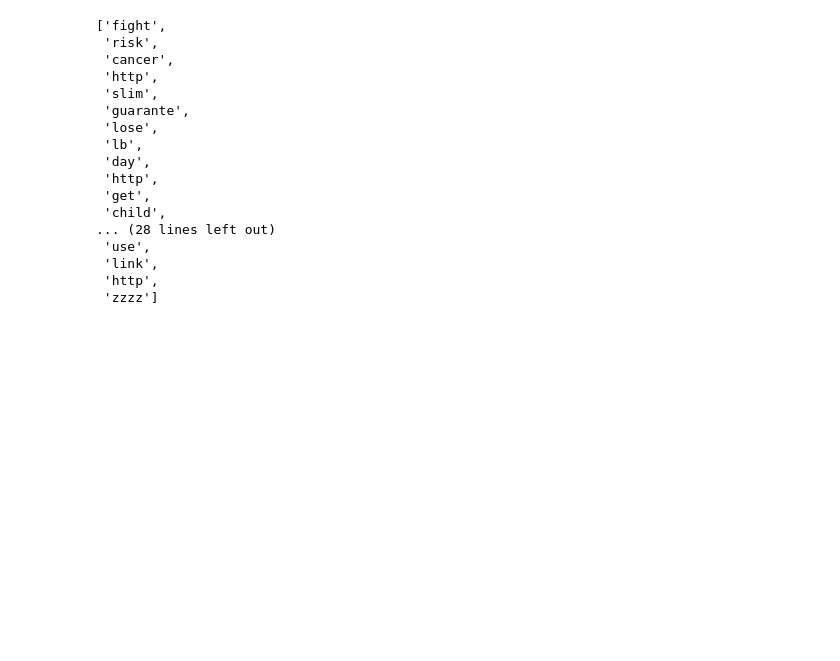
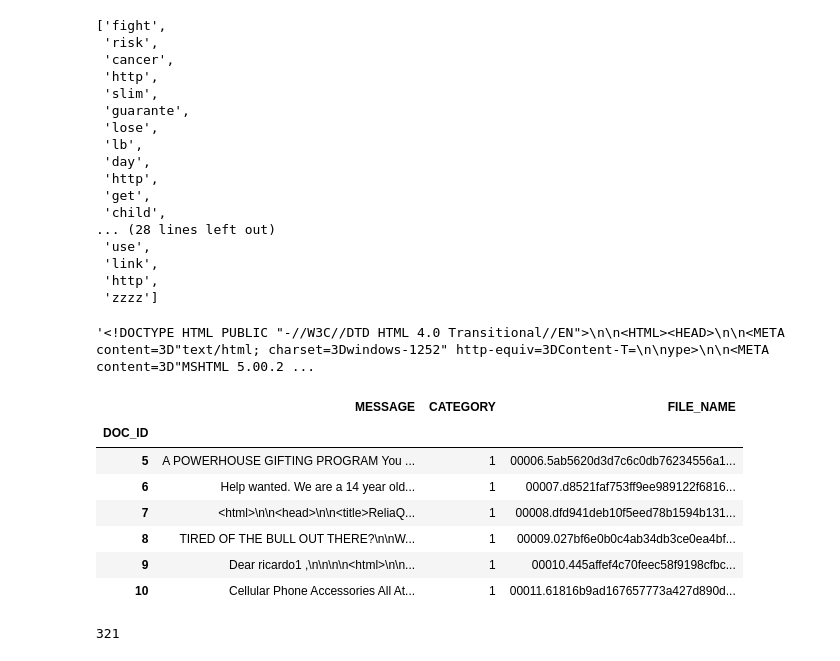
Before and after one commit to quan16369/none, a Jupyter notebook: bayes.ipynb, the cells around one changed output. Saved outputs shown, nothing was run; the diff lists cells and outputs as text; code cells hidden in the pictures; blank space fills up the shorter version.

```diff
--- a/bayes.ipynb
+++ b/bayes.ipynb
@@ -460,3 +473,18 @@ cleanmessage_no_html(data.at[2, 'MESSAGE'])
  'link',
  'http',
  'zzzz']
+# %%
+data.iat[0, 0]
+# %% [output]
+'<!DOCTYPE HTML PUBLIC "-//W3C//DTD HTML 4.0 Transitional//EN">\n\n<HTML><HEAD>\n\n<META content=3D"text/html; charset=3Dwindows-1252" http-equiv=3DContent-T=\n\nype>\n\n<META content=3D"MSHTML 5.00.2 ...
+# %%
+data.iloc[5: 11]
+# %% [output]
+|  | MESSAGE | CATEGORY | FILE_NAME |
+| DOC_ID |  |  |  |
+| 5 | A POWERHOUSE GIFTING PROGRAM You ... | 1 | 00006.5ab5620d3d7c6c0db76234556a1... |
+| 6 | Help wanted. We are a 14 year old... | 1 | 00007.d8521faf753ff9ee989122f6816... |
+| 7 | <html>\n\n<head>\n\n<title>ReliaQ... | 1 | 00008.dfd941deb10f5eed78b1594b131... |
+| 8 | TIRED OF THE BULL OUT THERE?\n\nW... | 1 | 00009.027bf6e0b0c4ab34db3ce0ea4bf... |
+| 9 | Dear ricardo1 ,\n\n\n\n<html>\n\n... | 1 | 00010.445affef4c70feec58f9198cfbc... |
+| 10 | Cellular Phone Accessories All At... | 1 | 00011.61816b9ad167657773a427d890d... |
@@ -462,0 +495,10 @@ cleanmessage_no_html(data.at[2, 'MESSAGE'])
+# %%
+# flatlist = []
+# for sublist in nestedlist:
+#     for item in sublist:
+#         flatlist.append(item)
+
+flatlist = [item for sublist in nestedlist for item in sublist]
+len(flatlist)
+# %% [output]
+321
```
Also changed, not shown: parts of 15 cells of this notebook.
